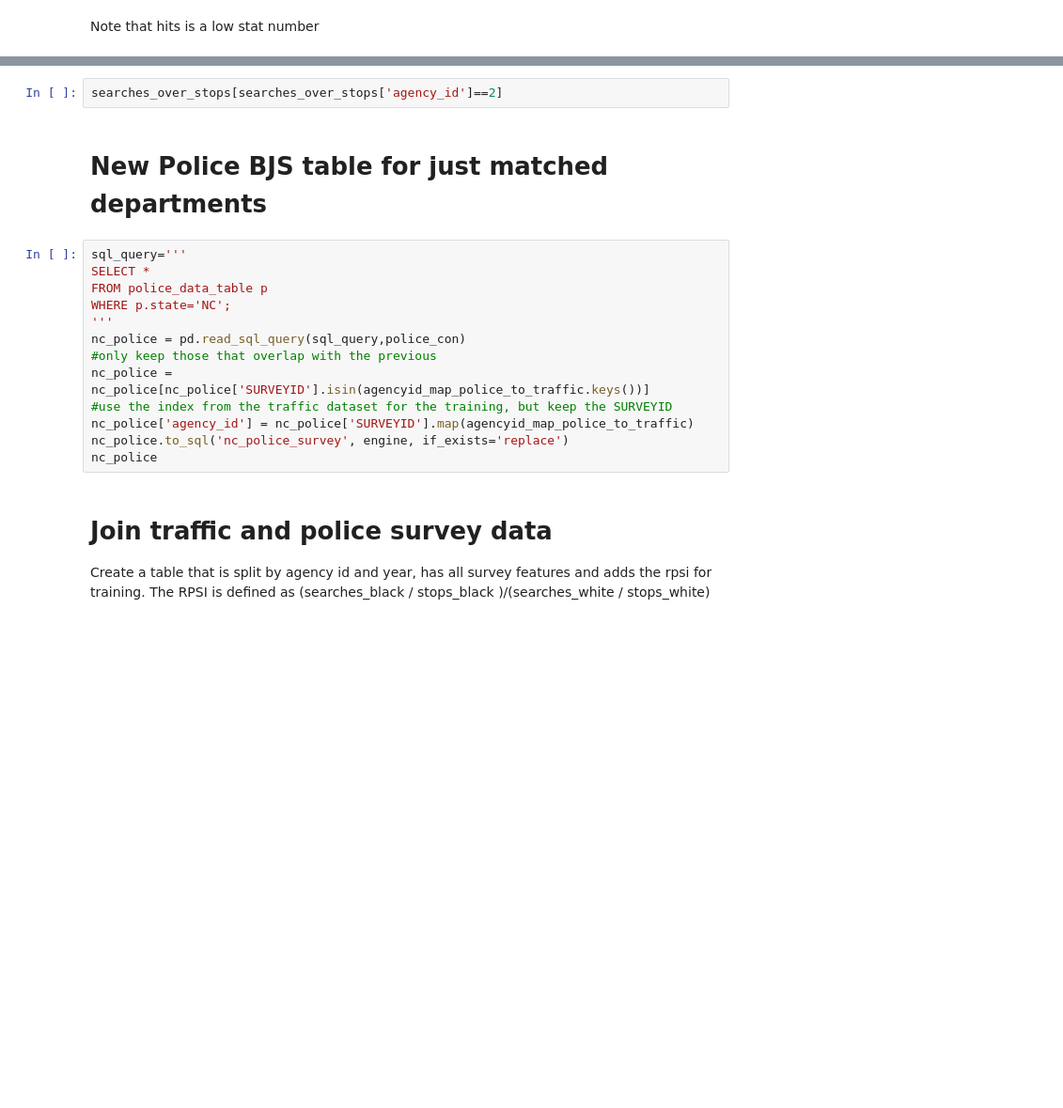
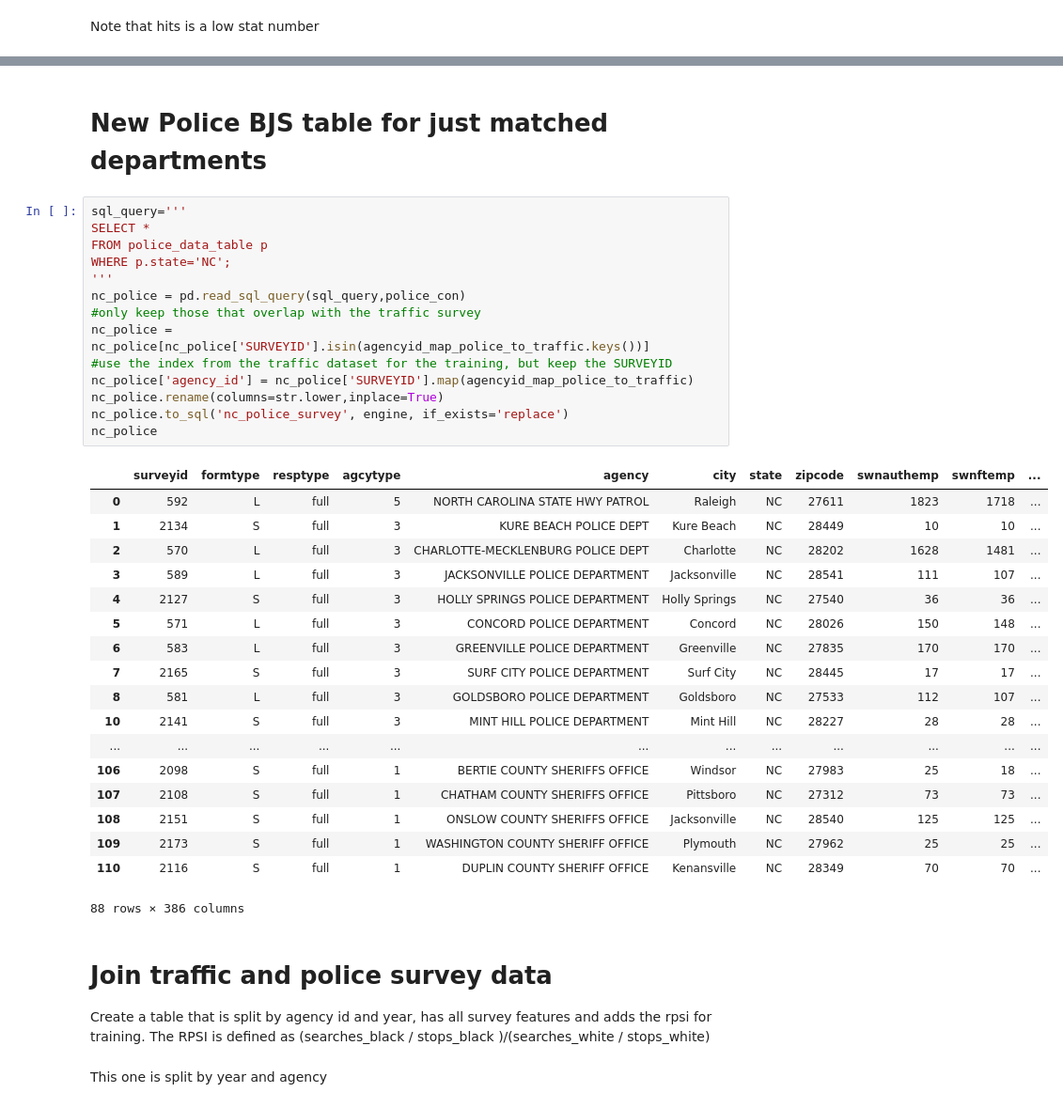
Before and after one commit to along528/insight, a Jupyter notebook: studies/nctraffic/combined_new_features.ipynb, the cells around one changed output, grey strips where cells are left out. Shown at 94% size. Drawn from its saved outputs; the diff is of its cells as text; blank space fills up the shorter version.

Commit message:
built new feature table integrated over time

```diff
--- a/studies/nctraffic/combined_new_features.ipynb
+++ b/studies/nctraffic/combined_new_features.ipynb
@@ -242,23 +323,43 @@ searches_over_stops
-# %%
-searches_over_stops[searches_over_stops['agency_id']==2]
 # %% [markdown]
 # New Police BJS table for just matched departments
 # %%
 sql_query='''
 SELECT *
 FROM police_data_table p
 WHERE p.state='NC';
 '''
 nc_police = pd.read_sql_query(sql_query,police_con)
-#only keep those that overlap with the previous
+#only keep those that overlap with the traffic survey
 nc_police = nc_police[nc_police['SURVEYID'].isin(agencyid_map_police_to_traffic.keys())]
 #use the index from the traffic dataset for the training, but keep the SURVEYID
 nc_police['agency_id'] = nc_police['SURVEYID'].map(agencyid_map_police_to_traffic)
+nc_police.rename(columns=str.lower,inplace=True)
 nc_police.to_sql('nc_police_survey', engine, if_exists='replace')
 nc_police
+# %% [output]
+|  | surveyid | formtype | resptype | agcytype | agency | city | state | zipcode | swnauthemp | swnftemp | ... |
+| 0 | 592 | L | full | 5 | NORTH CAROLINA STATE HWY PATROL | Raleigh | NC | 27611 | 1823 | 1718 | ... |
+| 1 | 2134 | S | full | 3 | KURE BEACH POLICE DEPT | Kure Beach | NC | 28449 | 10 | 10 | ... |
+| 2 | 570 | L | full | 3 | CHARLOTTE-MECKLENBURG POLICE DEPT | Charlotte | NC | 28202 | 1628 | 1481 | ... |
+| 3 | 589 | L | full | 3 | JACKSONVILLE POLICE DEPARTMENT | Jacksonville | NC | 28541 | 111 | 107 | ... |
+| 4 | 2127 | S | full | 3 | HOLLY SPRINGS POLICE DEPARTMENT | Holly Springs | NC | 27540 | 36 | 36 | ... |
+| 5 | 571 | L | full | 3 | CONCORD POLICE DEPARTMENT | Concord | NC | 28026 | 150 | 148 | ... |
+| 6 | 583 | L | full | 3 | GREENVILLE POLICE DEPARTMENT | Greenville | NC | 27835 | 170 | 170 | ... |
+| 7 | 2165 | S | full | 3 | SURF CITY POLICE DEPARTMENT | Surf City | NC | 28445 | 17 | 17 | ... |
+| 8 | 581 | L | full | 3 | GOLDSBORO POLICE DEPARTMENT | Goldsboro | NC | 27533 | 112 | 107 | ... |
+| 10 | 2141 | S | full | 3 | MINT HILL POLICE DEPARTMENT | Mint Hill | NC | 28227 | 28 | 28 | ... |
+| ... | ... | ... | ... | ... | ... | ... | ... | ... | ... | ... | ... |
+| 106 | 2098 | S | full | 1 | BERTIE COUNTY SHERIFFS OFFICE | Windsor | NC | 27983 | 25 | 18 | ... |
+| 107 | 2108 | S | full | 1 | CHATHAM COUNTY SHERIFFS OFFICE | Pittsboro | NC | 27312 | 73 | 73 | ... |
+| 108 | 2151 | S | full | 1 | ONSLOW COUNTY SHERIFFS OFFICE | Jacksonville | NC | 28540 | 125 | 125 | ... |
+| 109 | 2173 | S | full | 1 | WASHINGTON COUNTY SHERIFF OFFICE | Plymouth | NC | 27962 | 25 | 25 | ... |
+| 110 | 2116 | S | full | 1 | DUPLIN COUNTY SHERIFF OFFICE | Kenansville | NC | 28349 | 70 | 70 | ... |
+88 rows × 386 columns
 # %% [markdown]
 # Join traffic and police survey data
 Create a table that is split by agency id and year, has all survey features and adds the rpsi for training. The RPSI is defined as (searches_black / stops_black )/(searches_white / stops_white)
+# %% [markdown]
+This one is split by year and agency
 # %%
 sql_query = """
 SELECT survey.city,
```
Also changed, not shown: parts of 12 cells of this notebook.
